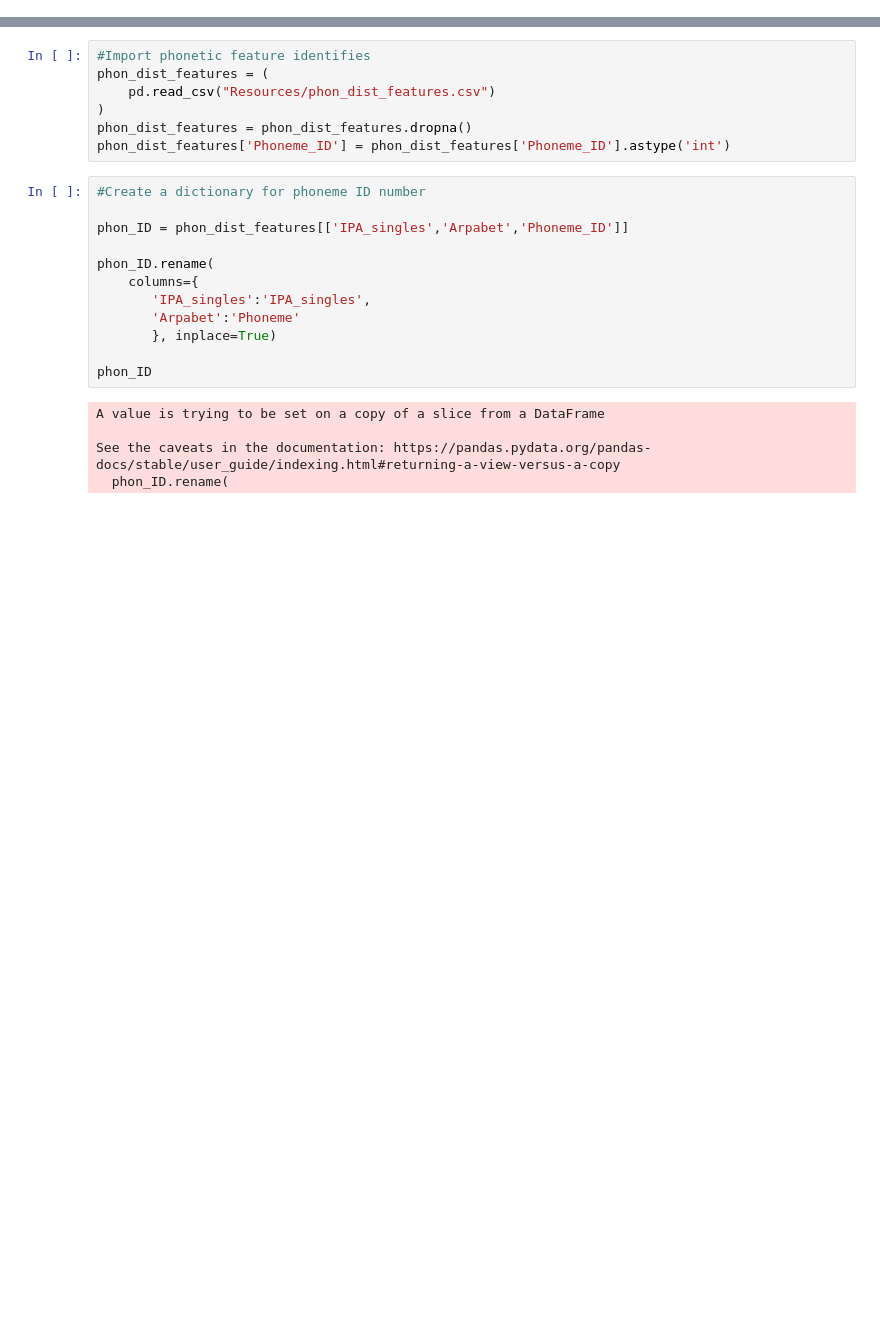
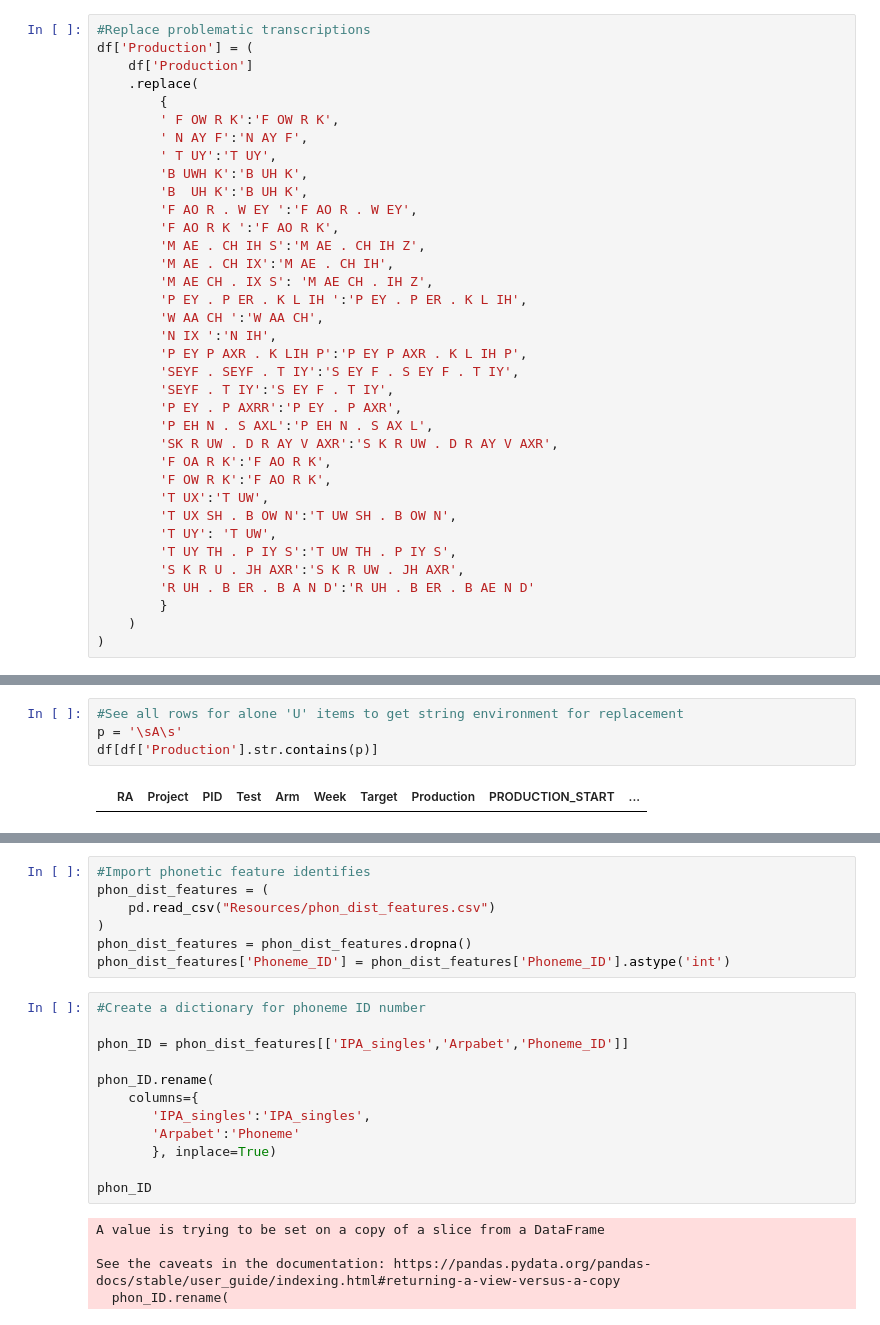
Before and after one commit to tmbiro/lvPhon, a Jupyter notebook: Python/1-DataCleaning-v092723.ipynb, the cells around one changed output, grey strips where cells are left out. Saved outputs shown, nothing was run; the diff lists cells and outputs as text; blank space fills up the shorter version.

```diff
--- a/Python/1-DataCleaning-v092723.ipynb
+++ b/Python/1-DataCleaning-v092723.ipynb
@@ -424,0 +141,36 @@ dat.head()
+# %%
+#Replace problematic transcriptions
+df['Production'] = (
+    df['Production']
+    .replace(
+        {
+        ' F OW R K':'F OW R K',
+        ' N AY F':'N AY F',
+        ' T UY':'T UY',
+        'B UWH K':'B UH K',
+        'B  UH K':'B UH K',
+        'F AO R . W EY ':'F AO R . W EY',
+        'F AO R K ':'F AO R K',
+        'M AE . CH IH S':'M AE . CH IH Z',
+        'M AE . CH IX':'M AE . CH IH',
+        'M AE CH . IX S': 'M AE CH . IH Z',
+        'P EY . P ER . K L IH ':'P EY . P ER . K L IH',
+        'W AA CH ':'W AA CH',
+        'N IX ':'N IH',
+        'P EY P AXR . K LIH P':'P EY P AXR . K L IH P',
+        'SEYF . SEYF . T IY':'S EY F . S EY F . T IY',
+        'SEYF . T IY':'S EY F . T IY',
+        'P EY . P AXRR':'P EY . P AXR',
+        'P EH N . S AXL':'P EH N . S AX L',
+        'SK R UW . D R AY V AXR':'S K R UW . D R AY V AXR',
+        'F OA R K':'F AO R K',
+        'F OW R K':'F AO R K',
+        'T UX':'T UW',
+        'T UX SH . B OW N':'T UW SH . B OW N',
+        'T UY': 'T UW',
+        'T UY TH . P IY S':'T UW TH . P IY S',
+        'S K R U . JH AXR':'S K R UW . JH AXR',
+        'R UH . B ER . B A N D':'R UH . B ER . B AE N D'
+        }
+    )
+)
@@ -424,0 +192,6 @@ dat.head()
+# %%
+#See all rows for alone 'U' items to get string environment for replacement
+p = '\sA\s'
+df[df['Production'].str.contains(p)]
+# %% [output]
+|  | RA | Project | PID | Test | Arm | Week | Target | Production | PRODUCTION_START | ... |
```
Also changed, not shown: parts of 64 cells of this notebook, 2 other files.
